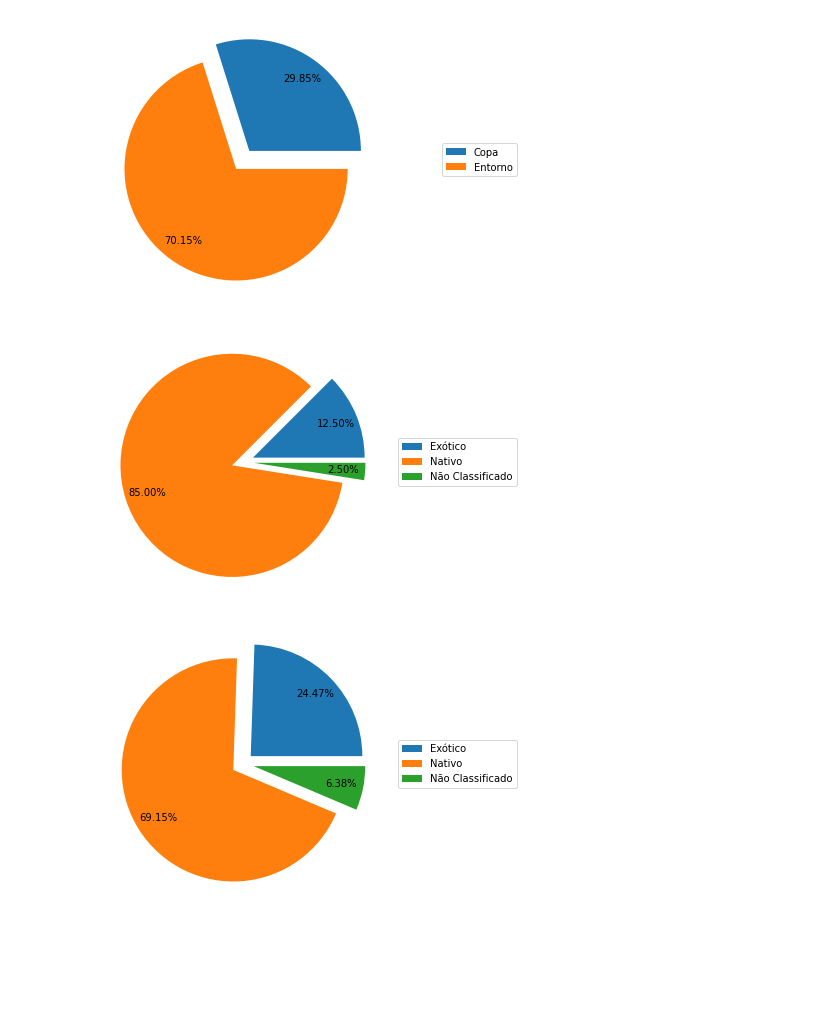
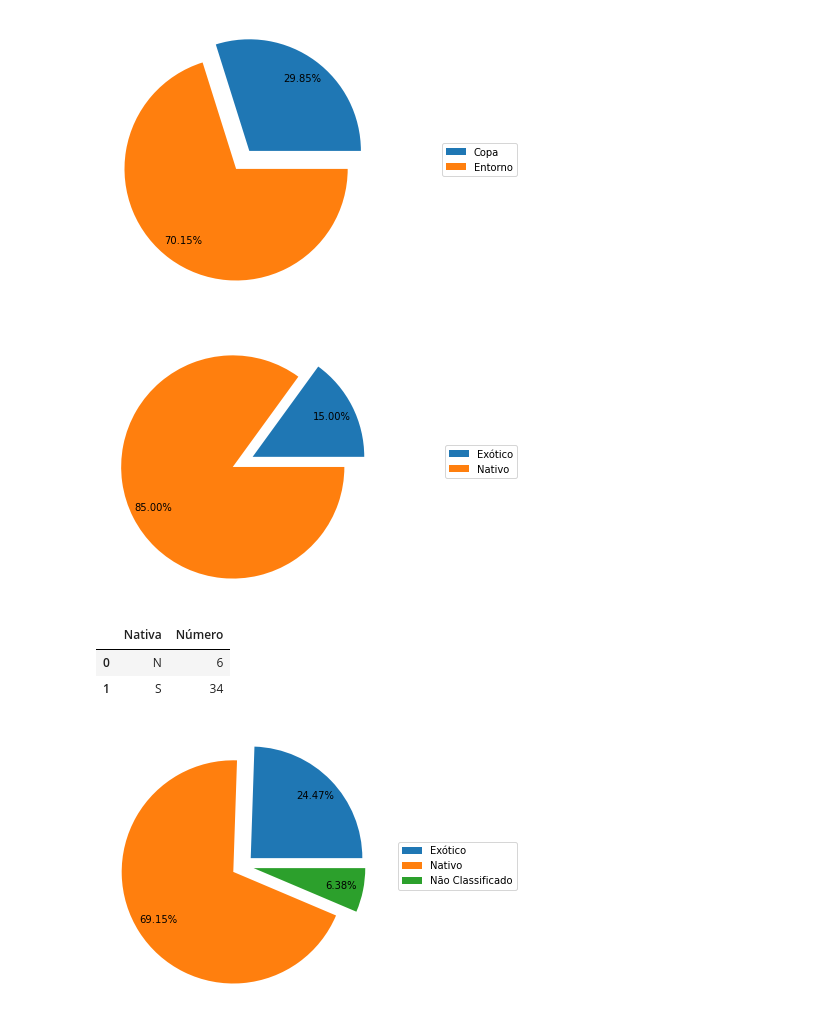
Before and after one commit to taniagmangolini/PalmeiraLequeDaChinaPEC, a Jupyter notebook: analise_palm_6m.ipynb, the cells around one changed output. Cells and saved outputs as stored; diff of their text form; code cells hidden in the pictures; blank space fills up the shorter version.

```diff
--- a/analise_palm_6m.ipynb
+++ b/analise_palm_6m.ipynb
@@ -377,29 +377,35 @@ plt.show()
 # %%
 # proporção de indivíduos arbóreos regenerantes nativos e exóticos sob as copas de palmeiras L. chinensis de 6 m de altura e no entorno delas.
 regenerantes_por_origem = df_without_nan[df_without_nan['Área'] == 'Copa']
 regenerantes_por_origem = regenerantes_por_origem[~df['Espécie'].isin(['Pendente'] )]
 regenerantes_por_origem = regenerantes_por_origem.groupby('Nativa', as_index=False)['Número'].count()
 regenerantes_por_origem = regenerantes_por_origem[regenerantes_por_origem['Número'] > 0]
 regenerantes_por_origem = regenerantes_por_origem.dropna()
 
 labels = ['Exótico', 'Nativo', 'Não Classificado']
 
 sizes =  regenerantes_por_origem['Número'].tolist()
 
-explode = [0.1, 0.1, 0.1]
+explode = [0.1, 0.1]
 
 
 fig, ax = plt.subplots(figsize=(5, 5))
 ax.axis('equal')
 
 pie = ax.pie(sizes, explode=explode,
              autopct='%1.2f%%', pctdistance =0.80,textprops=dict(color="black"))
 
 plt.legend(pie[0], labels, bbox_to_anchor=(1.5,0.5), loc="right")
 
 plt.show()
 # %% [output]
-[figure, old version]
+[figure, new version]
+# %%
+regenerantes_por_origem
+# %% [output]
+|  | Nativa | Número |
+| 0 | N | 6 |
+| 1 | S | 34 |
 # %%
 # proporção de indivíduos arbóreos regenerantes nativos e exóticos no entorno palmeiras L. chinensis de 6 m de altura e no entorno delas.
 regenerantes_por_origem = df_without_nan[df_without_nan['Área'] == 'Entorno']
```
Also changed, not shown: parts of 7 cells of this notebook, 2 other files.
